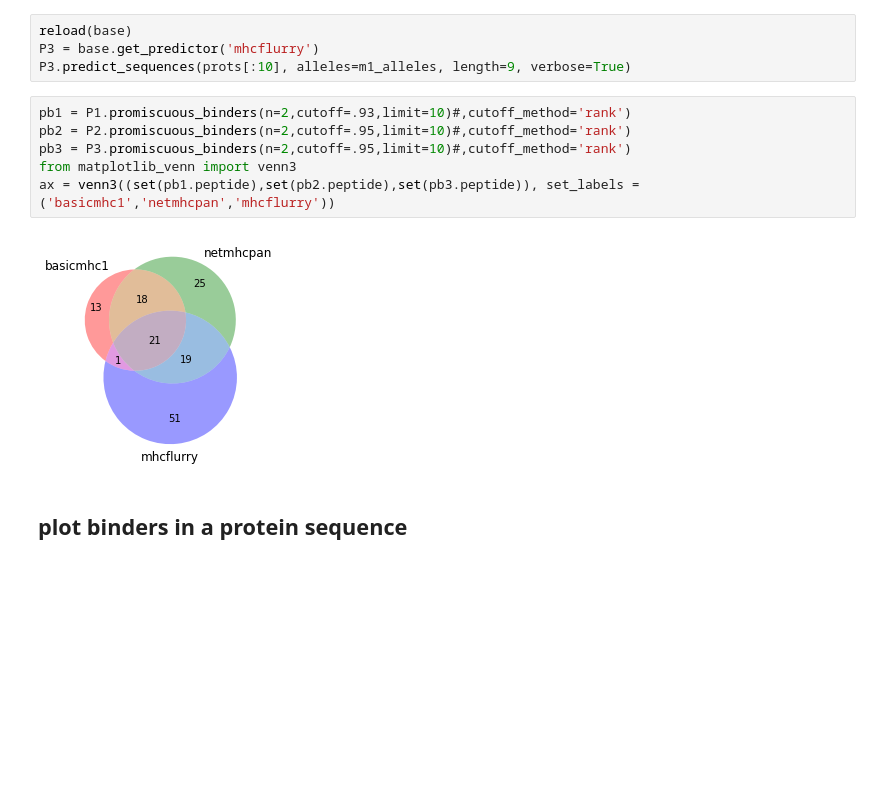
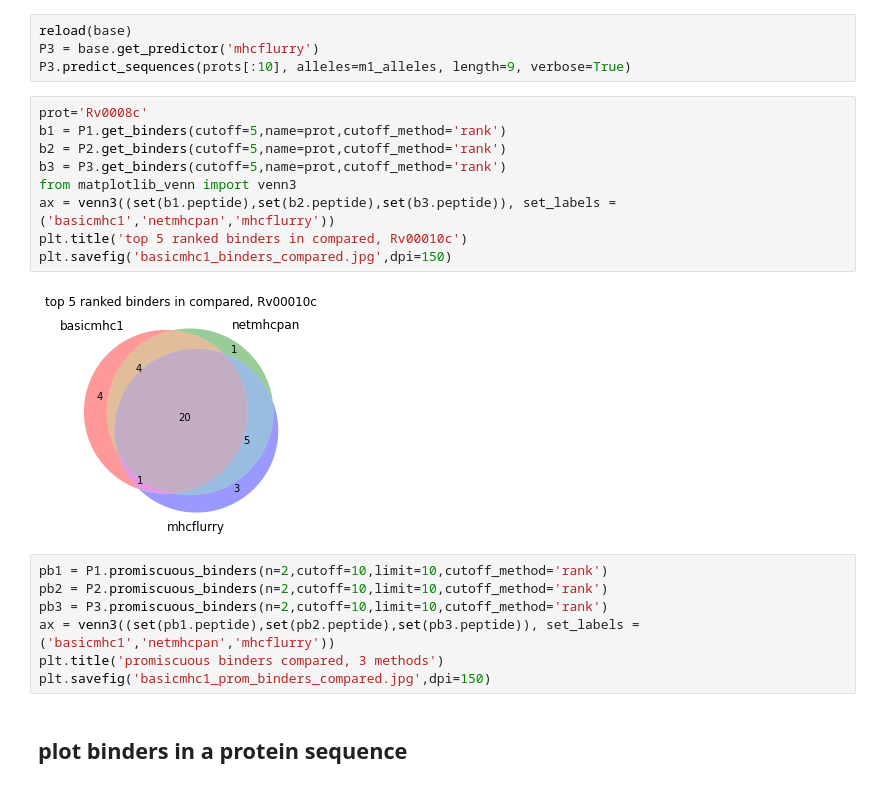
Before and after one commit to dmnfarrell/epitopepredict, a Jupyter notebook: examples/basics.ipynb, the cells around one changed output. Cells and saved outputs as stored; diff of their text form; blank space fills up the shorter version.

```diff
--- a/examples/basics.ipynb
+++ b/examples/basics.ipynb
@@ -160,14 +160,24 @@ predictions done for 10 sequences in 6 alleles
 reload(base)
 P3 = base.get_predictor('mhcflurry')
 P3.predict_sequences(prots[:10], alleles=m1_alleles, length=9, verbose=True)
+# %%
+prot='Rv0008c'
+b1 = P1.get_binders(cutoff=5,name=prot,cutoff_method='rank')
+b2 = P2.get_binders(cutoff=5,name=prot,cutoff_method='rank')
+b3 = P3.get_binders(cutoff=5,name=prot,cutoff_method='rank')
+from matplotlib_venn import venn3
+ax = venn3((set(b1.peptide),set(b2.peptide),set(b3.peptide)), set_labels = ('basicmhc1','netmhcpan','mhcflurry'))
+plt.title('top 5 ranked binders in compared, Rv00010c')
+plt.savefig('basicmhc1_binders_compared.jpg',dpi=150)
+# %% [output]
+[figure, added]
 # %%
-pb1 = P1.promiscuous_binders(n=2,cutoff=.93,limit=10)#,cutoff_method='rank')
-pb2 = P2.promiscuous_binders(n=2,cutoff=.95,limit=10)#,cutoff_method='rank')
-pb3 = P3.promiscuous_binders(n=2,cutoff=.95,limit=10)#,cutoff_method='rank')
-from matplotlib_venn import venn3
+pb1 = P1.promiscuous_binders(n=2,cutoff=10,limit=10,cutoff_method='rank')
+pb2 = P2.promiscuous_binders(n=2,cutoff=10,limit=10,cutoff_method='rank')
+pb3 = P3.promiscuous_binders(n=2,cutoff=10,limit=10,cutoff_method='rank')
 ax = venn3((set(pb1.peptide),set(pb2.peptide),set(pb3.peptide)), set_labels = ('basicmhc1','netmhcpan','mhcflurry'))
+plt.title('promiscuous binders compared, 3 methods')
+plt.savefig('basicmhc1_prom_binders_compared.jpg',dpi=150)
-# %% [output]
-[figure, removed]
 # %% [markdown]
 ## plot binders in a protein sequence
 # %%
```
Also changed, not shown: parts of 9 cells of this notebook, 23 other files.
